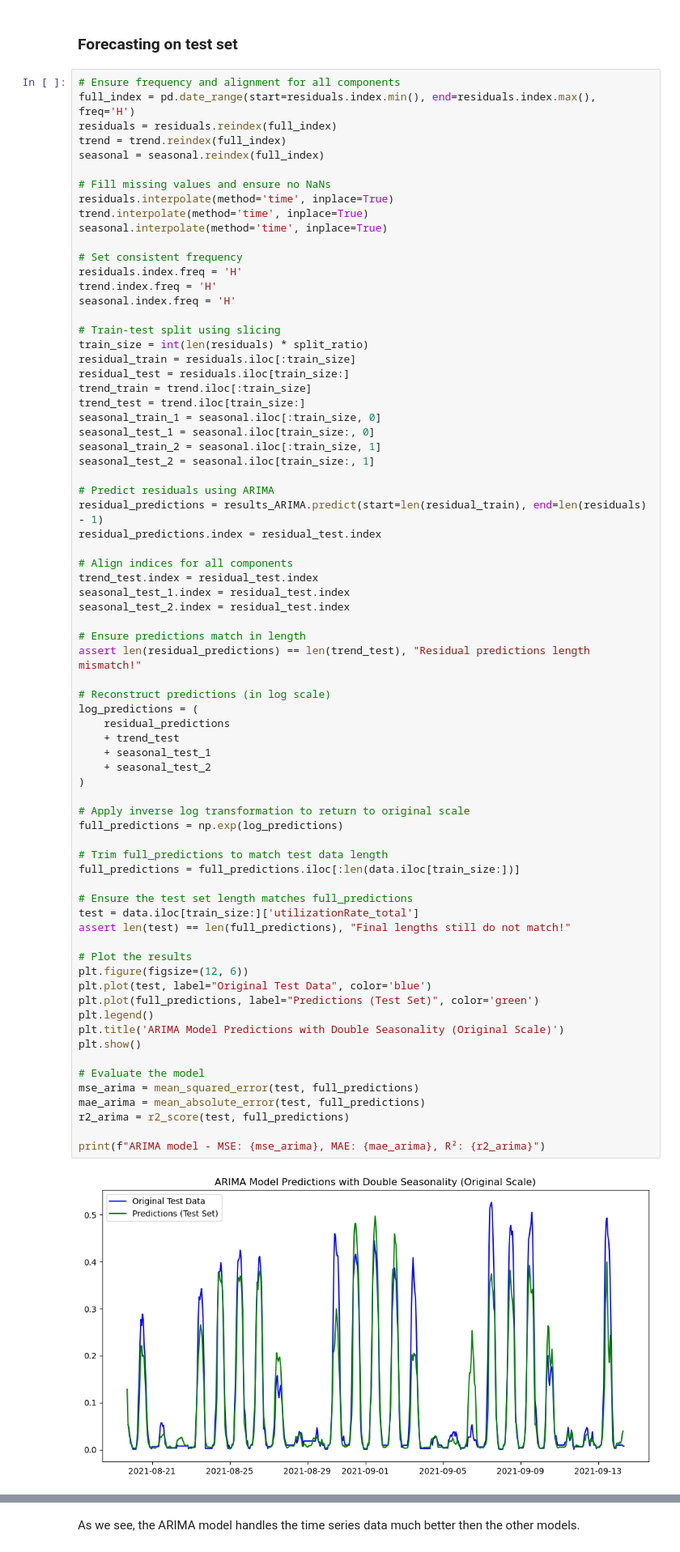
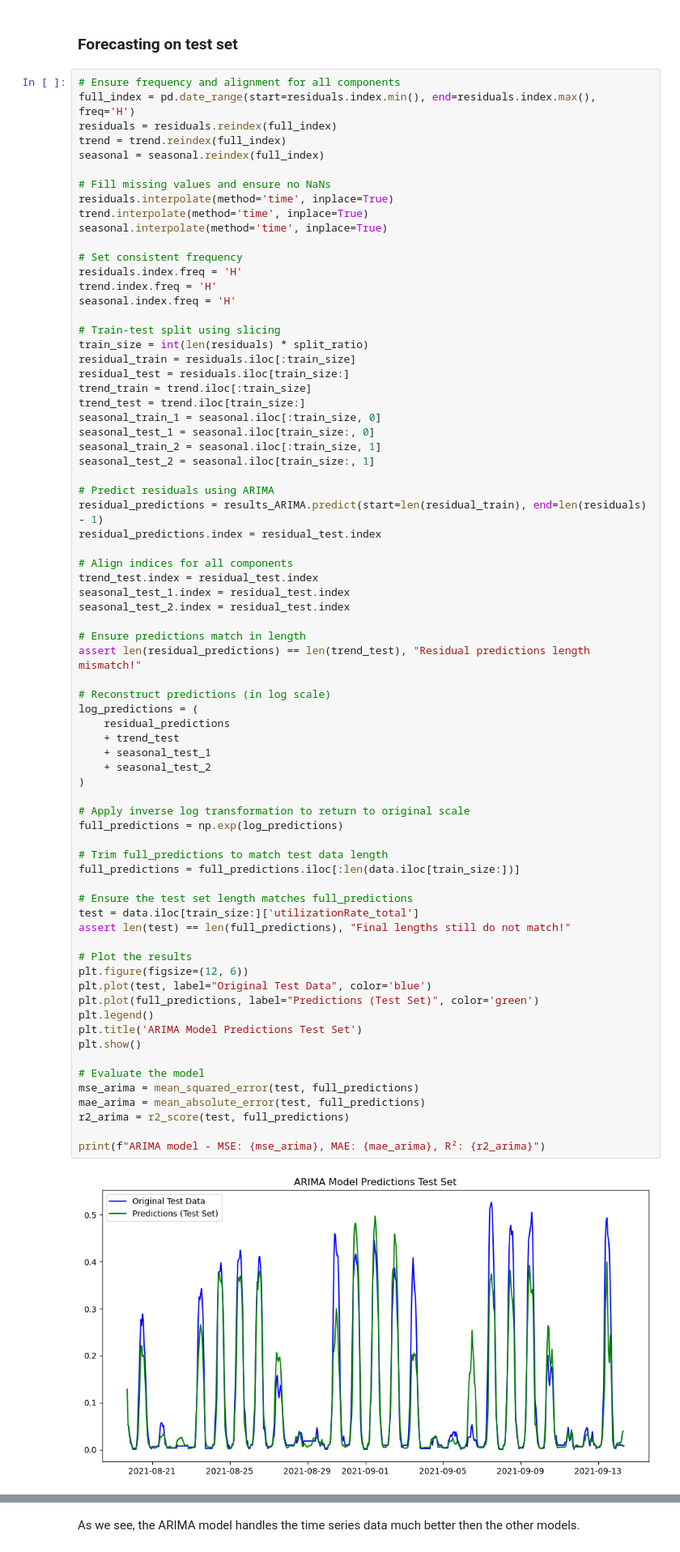
Before and after one commit to pmoll01/AA2024_Groupwork_DynamoData, a Jupyter notebook: Task_4_general.ipynb, the cells around one changed output, grey strips where cells are left out. Shown at 81% size. Saved outputs shown, nothing was run; the diff lists cells and outputs as text.

```diff
--- a/Task_4_general.ipynb
+++ b/Task_4_general.ipynb
@@ -574,35 +577,35 @@ log_predictions = (
     residual_predictions
     + trend_test
     + seasonal_test_1
     + seasonal_test_2
 )
 
 # Apply inverse log transformation to return to original scale
 full_predictions = np.exp(log_predictions)
 
 # Trim full_predictions to match test data length
 full_predictions = full_predictions.iloc[:len(data.iloc[train_size:])]
 
 # Ensure the test set length matches full_predictions
 test = data.iloc[train_size:]['utilizationRate_total']
 assert len(test) == len(full_predictions), "Final lengths still do not match!"
 
 # Plot the results
 plt.figure(figsize=(12, 6))
 plt.plot(test, label="Original Test Data", color='blue')
 plt.plot(full_predictions, label="Predictions (Test Set)", color='green')
 plt.legend()
-plt.title('ARIMA Model Predictions with Double Seasonality (Original Scale)')
+plt.title('ARIMA Model Predictions Test Set')
 plt.show()
 
 # Evaluate the model
 mse_arima = mean_squared_error(test, full_predictions)
 mae_arima = mean_absolute_error(test, full_predictions)
 r2_arima = r2_score(test, full_predictions)
 
 print(f"ARIMA model - MSE: {mse_arima}, MAE: {mae_arima}, R²: {r2_arima}")
 # %% [output]
-[figure, old version]
+[figure, new version]
 ARIMA model - MSE: 0.004120250336156618, MAE: 0.035832812889416366, R²: 0.7947389896269557
 # %% [markdown]
 As we see, the ARIMA model handles the time series data much better then the other models.
```
Also changed, not shown: parts of 5 cells of this notebook.
